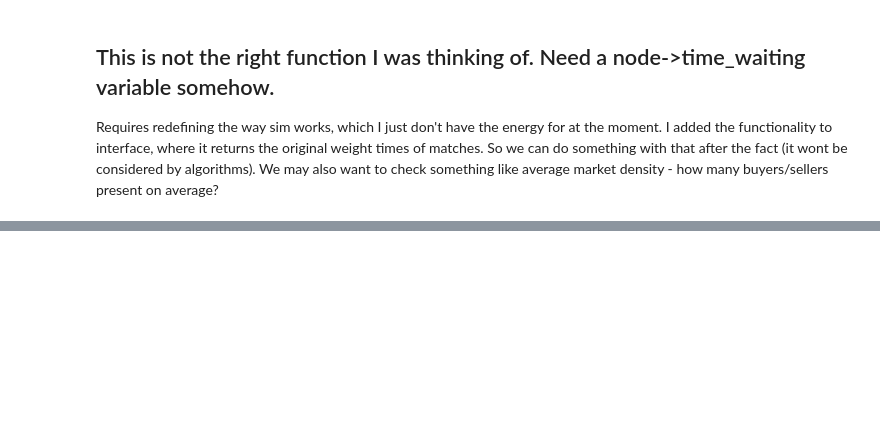
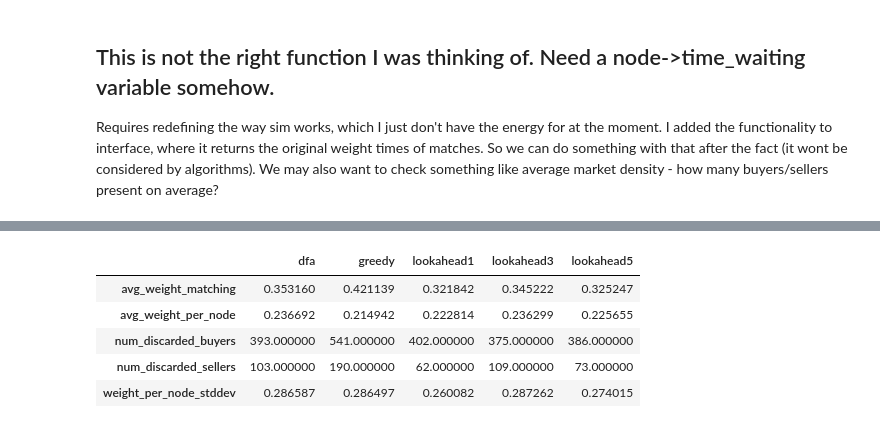
Before and after one commit to tjdiamandis/cs269i_final_project, a Jupyter notebook: experiments/BasicExperiment.ipynb, the cells around one changed output, grey strips where cells are left out. Drawn from its saved outputs; the diff is of its cells as text; code cells hidden in the pictures; blank space fills up the shorter version.

```diff
--- a/experiments/BasicExperiment.ipynb
+++ b/experiments/BasicExperiment.ipynb
@@ -257,0 +303,9 @@ Number of dropped buyers: 179, sellers: 435
+# %%
+make_dataframe(results3)
+# %% [output]
+|  | dfa | greedy | lookahead1 | lookahead3 | lookahead5 |
+| avg_weight_matching | 0.353160 | 0.421139 | 0.321842 | 0.345222 | 0.325247 |
+| avg_weight_per_node | 0.236692 | 0.214942 | 0.222814 | 0.236299 | 0.225655 |
+| num_discarded_buyers | 393.000000 | 541.000000 | 402.000000 | 375.000000 | 386.000000 |
+| num_discarded_sellers | 103.000000 | 190.000000 | 62.000000 | 109.000000 | 73.000000 |
+| weight_per_node_stddev | 0.286587 | 0.286497 | 0.260082 | 0.287262 | 0.274015 |
```
Also changed, not shown: parts of 24 cells of this notebook.
